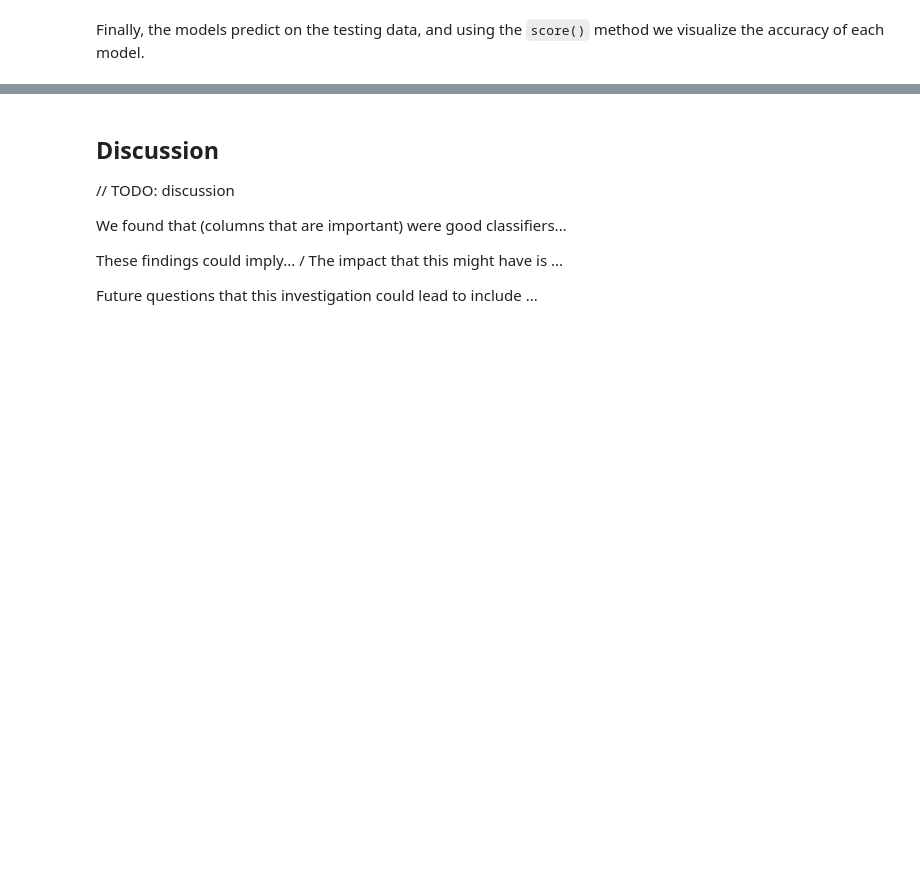
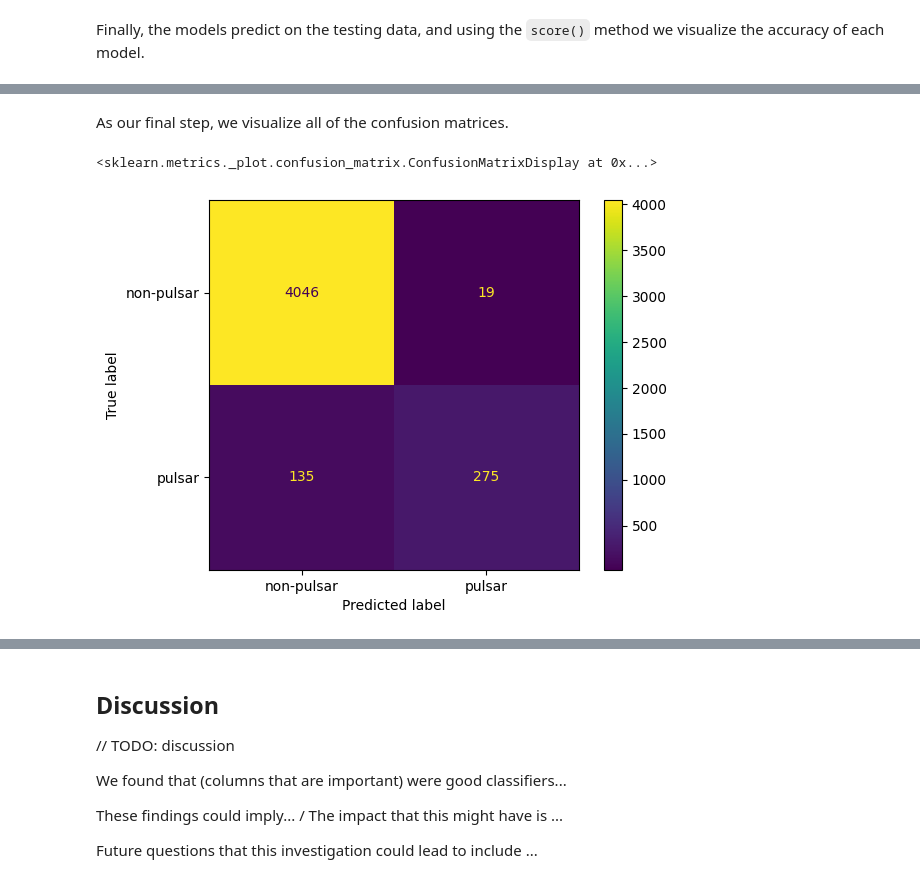
Before and after one commit to Lucas-Kuhn/group7_prj, a Jupyter notebook: notebook/Pulsar Report.ipynb, the cells around one changed output, grey strips where cells are left out. Cells and saved outputs as stored; diff of their text form; code cells hidden in the pictures; blank space fills up the shorter version.

Commit message:
Fix plot axis sorting; build confusion matrices

```diff
--- a/notebook/Pulsar Report.ipynb
+++ b/notebook/Pulsar Report.ipynb
@@ -662,0 +645,22 @@ Table 3.0: Accuracy Scores of Classifier models
+# %%
+# Create a copy of the testing data, which will append the predictions of each model
+model_conf_mat_df = pd.DataFrame(X_test)
+
+# Recall the order of the models:
+# 1. mean_fit
+# 2. skewness_fit
+# 3. kurtosis_fit
+# 4. mean_skewness_fit
+# 5. mean_kurtosis_fit
+# 6. skewness_kurtosis_fit
+# 7. all_fit
+
+# Go through each of the models, and create a column containing its predictions on the testing data
+for model_num in range(len(models)):
+    model_conf_mat_df[model_names[model_num]] = models[model_num].predict(X_test)
+
+# Add the actual classes for each observation
+model_conf_mat_df["true_label"] = y_test
+
+# Show the predictions, with just relevant columns
+model_conf_mat_df.drop(columns=["Profile_stdev", "DM_mean", "DM_stdev", "DM_skewness", "DM_kurtosis"]).tail(20).style.set_caption("Table 4.0: Last 20 Model predictions on Testing data with True labels")
@@ -662,0 +686,11 @@ Table 3.0: Accuracy Scores of Classifier models
+# %% [markdown]
+As our final step, we visualize all of the confusion matrices.
+# %%
+ConfusionMatrixDisplay.from_predictions(
+    y_true=model_conf_mat_df["true_label"], y_pred=model_conf_mat_df["mean_fit"], display_labels=mean_fit.classes_,
+)
+
+# TODO: add title
+# %% [output]
+<sklearn.metrics._plot.confusion_matrix.ConfusionMatrixDisplay at 0x...>
+[figure, added]
```
Also changed, not shown: parts of 14 cells of this notebook.
